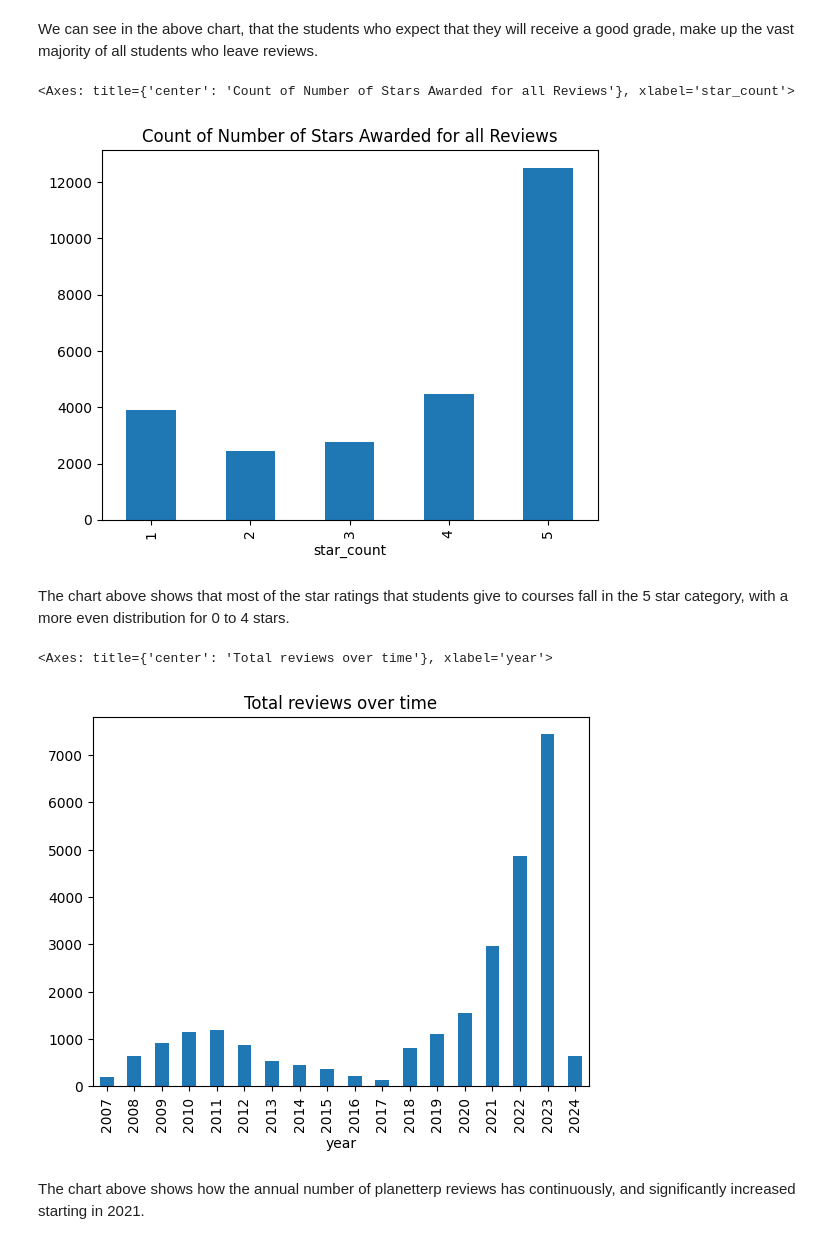
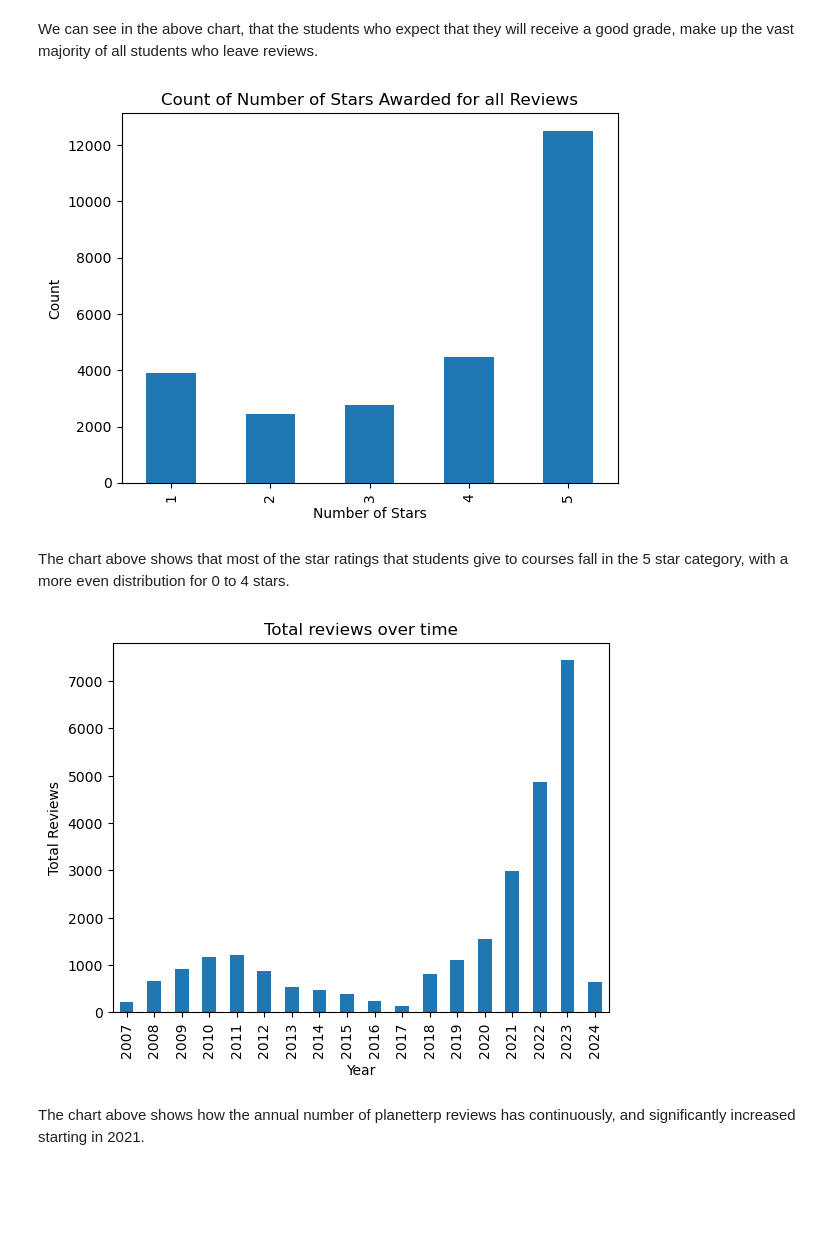
Before and after one commit to ShreenidhiAyinala/Planetterp-Course-Review-Data-Exploration-NLP-Methods, a Jupyter notebook: CMSC320_Final_Project_Checkpoint3(Everything Done from Vasu Side).ipynb, the cells around one changed output. Drawn from its saved outputs; the diff is of its cells as text; code cells hidden in the pictures; blank space fills up the shorter version.

```diff
--- a/CMSC320_Final_Project_Checkpoint3(Everything Done from Vasu Side).ipynb
+++ b/CMSC320_Final_Project_Checkpoint3(Everything Done from Vasu Side).ipynb
@@ -325,16 +377,20 @@ df['gpa_grade'].value_counts().sort_index().plot(kind="bar", title="Count of Exp
 We can see in the above chart, that the students who expect that they will receive a good grade, make up the vast majority of all students who leave reviews.
 # %%
 df.star_count.value_counts().sort_index().plot(kind="bar", title="Count of Number of Stars Awarded for all Reviews")
+plt.xlabel('Number of Stars')
+plt.ylabel('Count')
+plt.show()
 # %% [output]
-<Axes: title={'center': 'Count of Number of Stars Awarded for all Reviews'}, xlabel='star_count'>
-[figure, old version]
+[figure, new version]
 # %% [markdown]
 The chart above shows that most of the star ratings that students give to courses fall in the 5 star category, with a more even distribution for 0 to 4 stars.
 # %%
 df.groupby('year').size().plot(kind="bar", title="Total reviews over time")
+plt.xlabel('Year')
+plt.ylabel('Total Reviews')
+plt.show()
 # %% [output]
-<Axes: title={'center': 'Total reviews over time'}, xlabel='year'>
-[figure, old version]
+[figure, new version]
 # %% [markdown]
 The chart above shows how the annual number of planetterp reviews has continuously, and significantly increased starting in 2021.
 # %%
```
Also changed, not shown: parts of 51 cells of this notebook.
